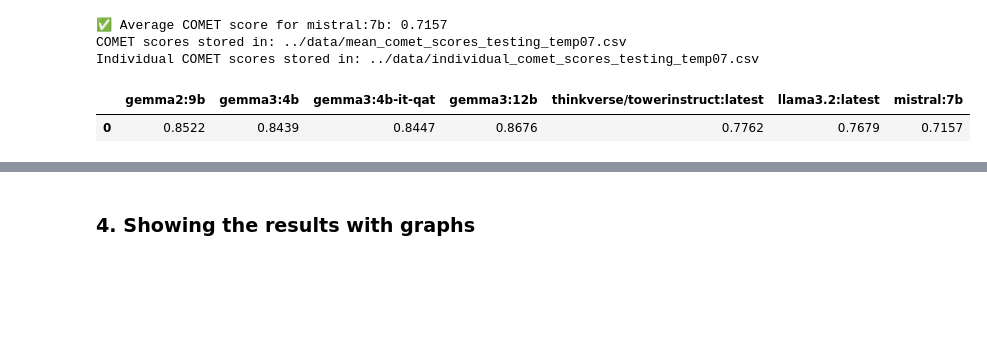
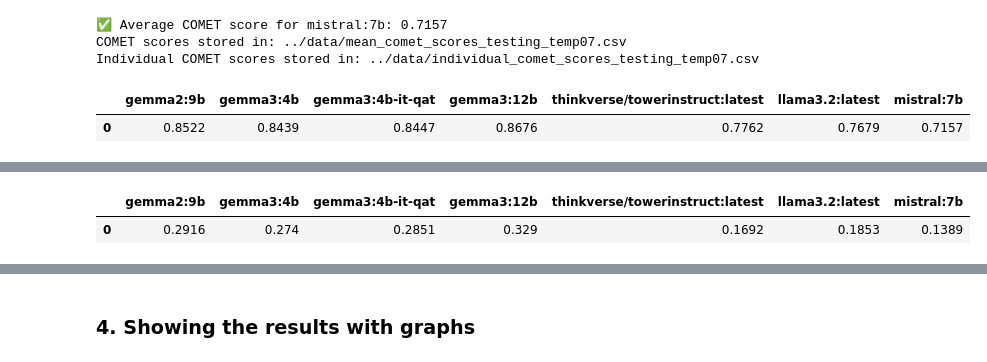
Before and after one commit to jmura84/FOREO_AI_Engineering, a Jupyter notebook: notebooks/llms_evaluation_prototype.ipynb, the cells around one changed output, grey strips where cells are left out. Saved outputs shown, nothing was run; the diff lists cells and outputs as text; code cells hidden in the pictures; blank space fills up the shorter version.

Commit message:
prototype update
BLEU, TER, and Chrf metrics added

```diff
--- a/notebooks/llms_evaluation_prototype.ipynb
+++ b/notebooks/llms_evaluation_prototype.ipynb
@@ -209,7 +213,7 @@ def comet_score(df: pd.DataFrame, model_name: str) -> Tuple[float, list]:
     references = df["spanish"].tolist()
 
 
-    with tqdm(desc=f"Evaluando COMET para {model_name}", total=1) as pbar:
+    with tqdm(desc=f"Evaluating COMET for {model_name}", total=1) as pbar:
             result = comet_metric.compute(
                 sources=sources,
                 predictions=predictions,
@@ -307,3 +313,3 @@ mean_comet_scores_df
 # %%
-# Loading the Google Bleu metric model:
-# google_bleu_metric = load("google_bleu", device="cuda")
+# Loading the Google Bleu metric model (improved BLEU version: https://huggingface.co/spaces/evaluate-metric/google_bleu):
+google_bleu_metric = load("google_bleu", device="cuda")
@@ -309,0 +337,23 @@ mean_comet_scores_df
+# %%
+# data = pd.read_csv("../data/testing_segments_translated_temp07.csv")
+bleu_scores_output_file = "../data/bleu_scores_testing_temp07.csv"
+
+# df = pd.DataFrame(data)
+
+# Creating a dictionary to store the results:
+bleu_scores = {}
+
+for model in models:
+    bleu_result = bleu_score(df, model)
+
+    # Assigning the results to the dictionary:
+    bleu_scores[model] = bleu_result
+
+    print(f"✅ BLEU score for {model}: {bleu_result:.4f}")
+
+# Adding the results from the dictionary to the new DataFrame:
+bleu_scores_df = pd.DataFrame([bleu_scores])
+
+# Saving it to a new CSV file:
+bleu_scores_df.to_csv(bleu_scores_output_file, index=False)
+print(f"BLEU scores stored in: {bleu_scores_output_file}")
@@ -309,0 +369,5 @@ mean_comet_scores_df
+# %%
+bleu_scores_df
+# %% [output]
+|  | gemma2:9b | gemma3:4b | gemma3:4b-it-qat | gemma3:12b | thinkverse/towerinstruct:latest | llama3.2:latest | mistral:7b |
+| 0 | 0.2916 | 0.274 | 0.2851 | 0.329 | 0.1692 | 0.1853 | 0.1389 |
```
Also changed, not shown: parts of 14 cells of this notebook, 4 other files.
